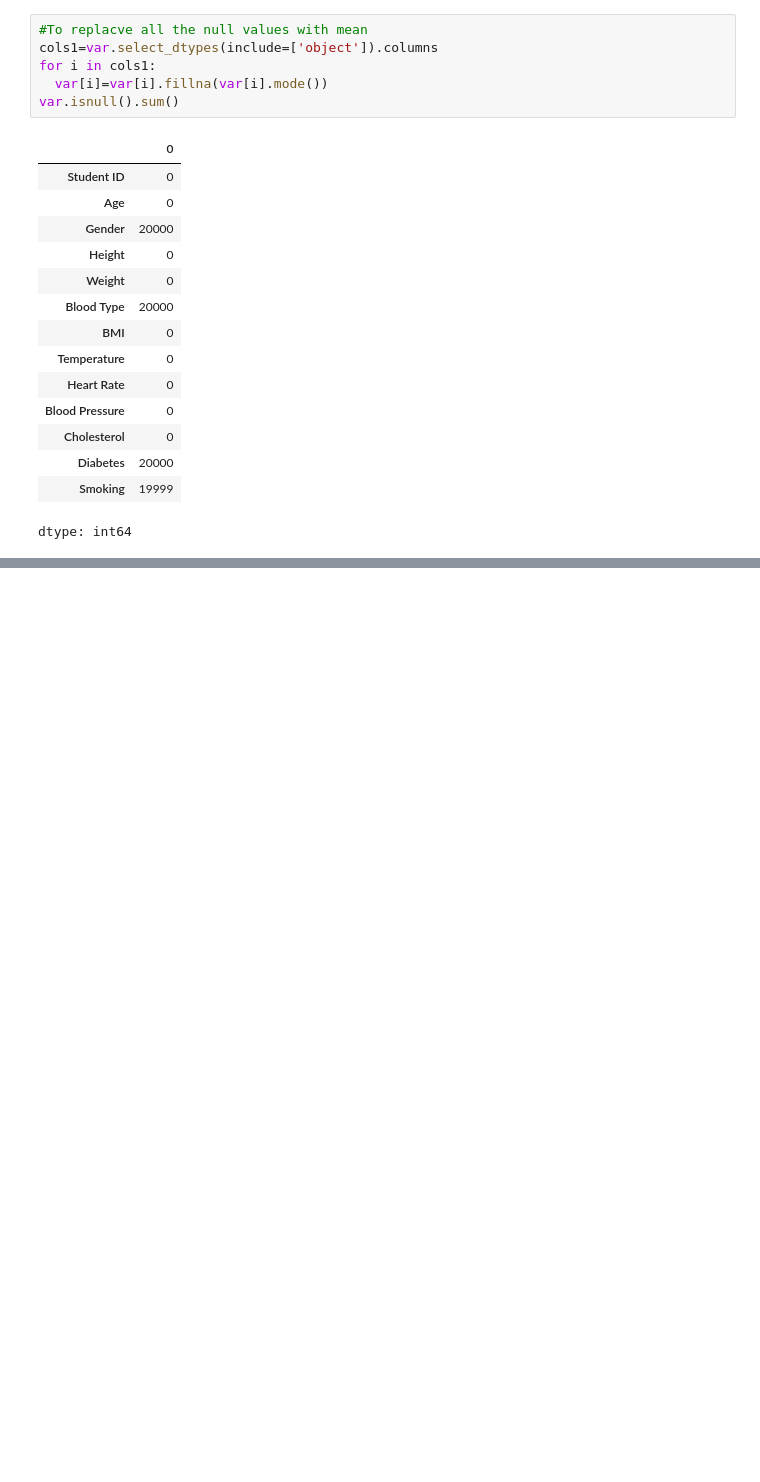
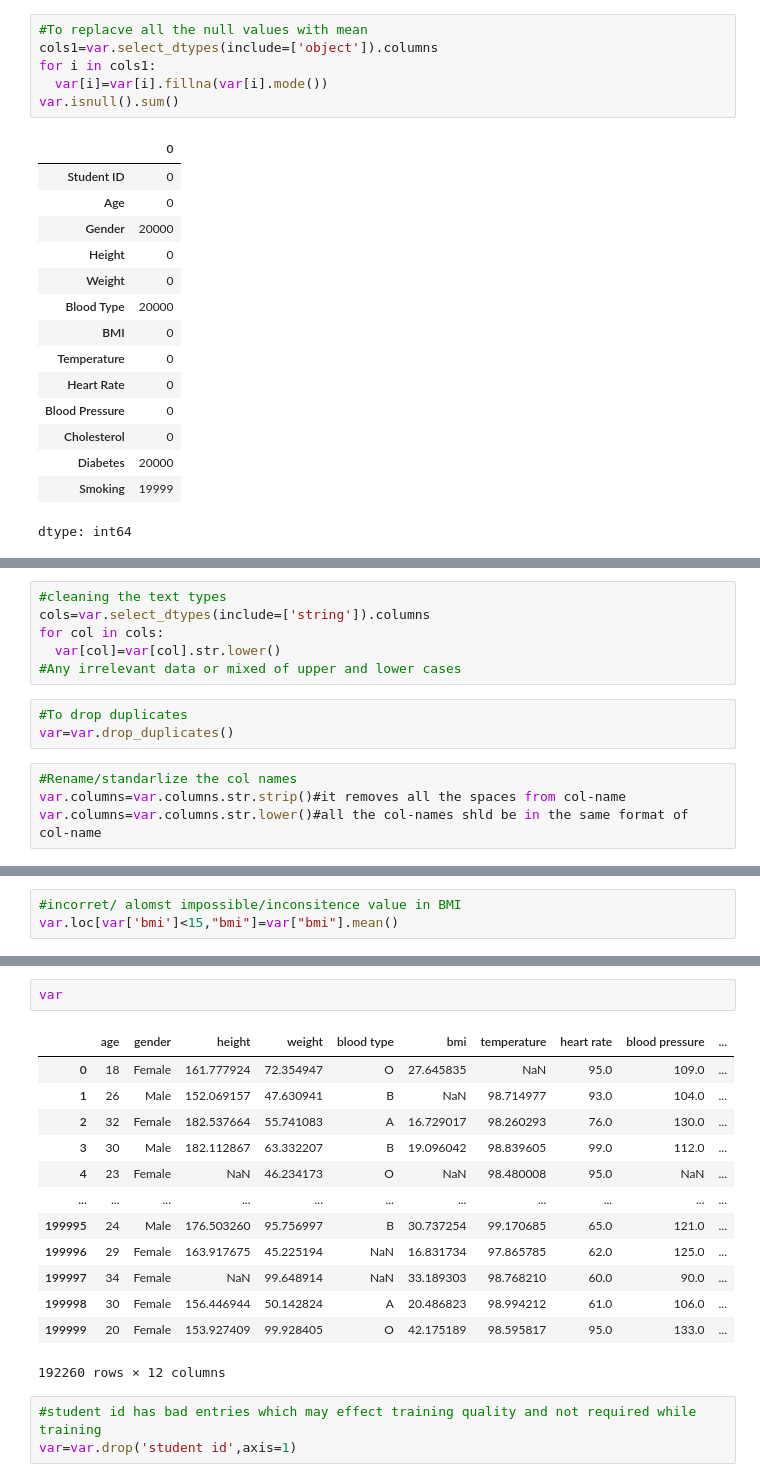
Before and after one commit to eashwardarur/DA, a Jupyter notebook: DAY1.ipynb, the cells around one changed output, grey strips where cells are left out. Drawn from its saved outputs; the diff is of its cells as text; blank space fills up the shorter version.

Commit message:
Data cleaning process

```diff
--- a/DAY1.ipynb
+++ b/DAY1.ipynb
@@ -248,0 +270,13 @@ dtype: int64
+# %%
+#cleaning the text types
+cols=var.select_dtypes(include=['string']).columns
+for col in cols:
+  var[col]=var[col].str.lower()
+#Any irrelevant data or mixed of upper and lower cases
+# %%
+#To drop duplicates
+var=var.drop_duplicates()
+# %%
+#Rename/standarlize the col names
+var.columns=var.columns.str.strip()#it removes all the spaces from col-name
+var.columns=var.columns.str.lower()#all the col-names shld be in the same format of col-name
@@ -248,0 +309,3 @@ dtype: int64
+# %%
+#incorret/ alomst impossible/inconsitence value in BMI
+var.loc[var['bmi']<15,"bmi"]=var["bmi"].mean()
@@ -248,0 +338,19 @@ dtype: int64
+# %%
+var
+# %% [output]
+|  | age | gender | height | weight | blood type | bmi | temperature | heart rate | blood pressure | ... |
+| 0 | 18 | Female | 161.777924 | 72.354947 | O | 27.645835 | NaN | 95.0 | 109.0 | ... |
+| 1 | 26 | Male | 152.069157 | 47.630941 | B | NaN | 98.714977 | 93.0 | 104.0 | ... |
+| 2 | 32 | Female | 182.537664 | 55.741083 | A | 16.729017 | 98.260293 | 76.0 | 130.0 | ... |
+| 3 | 30 | Male | 182.112867 | 63.332207 | B | 19.096042 | 98.839605 | 99.0 | 112.0 | ... |
+| 4 | 23 | Female | NaN | 46.234173 | O | NaN | 98.480008 | 95.0 | NaN | ... |
+| ... | ... | ... | ... | ... | ... | ... | ... | ... | ... | ... |
+| 199995 | 24 | Male | 176.503260 | 95.756997 | B | 30.737254 | 99.170685 | 65.0 | 121.0 | ... |
+| 199996 | 29 | Female | 163.917675 | 45.225194 | NaN | 16.831734 | 97.865785 | 62.0 | 125.0 | ... |
+| 199997 | 34 | Female | NaN | 99.648914 | NaN | 33.189303 | 98.768210 | 60.0 | 90.0 | ... |
+| 199998 | 30 | Female | 156.446944 | 50.142824 | A | 20.486823 | 98.994212 | 61.0 | 106.0 | ... |
+| 199999 | 20 | Female | 153.927409 | 99.928405 | O | 42.175189 | 98.595817 | 95.0 | 133.0 | ... |
+192260 rows × 12 columns
+# %%
+#student id has bad entries which may effect training quality and not required while training
+var=var.drop('student id',axis=1)
```
Also changed, not shown: parts of 7 cells of this notebook.
